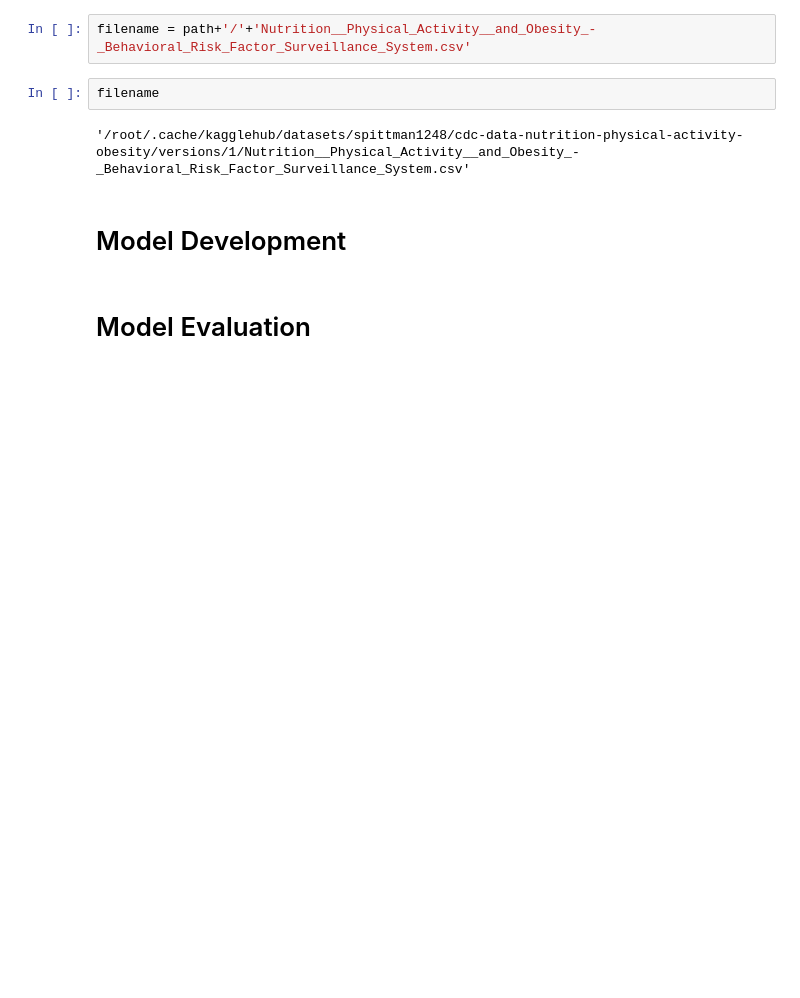
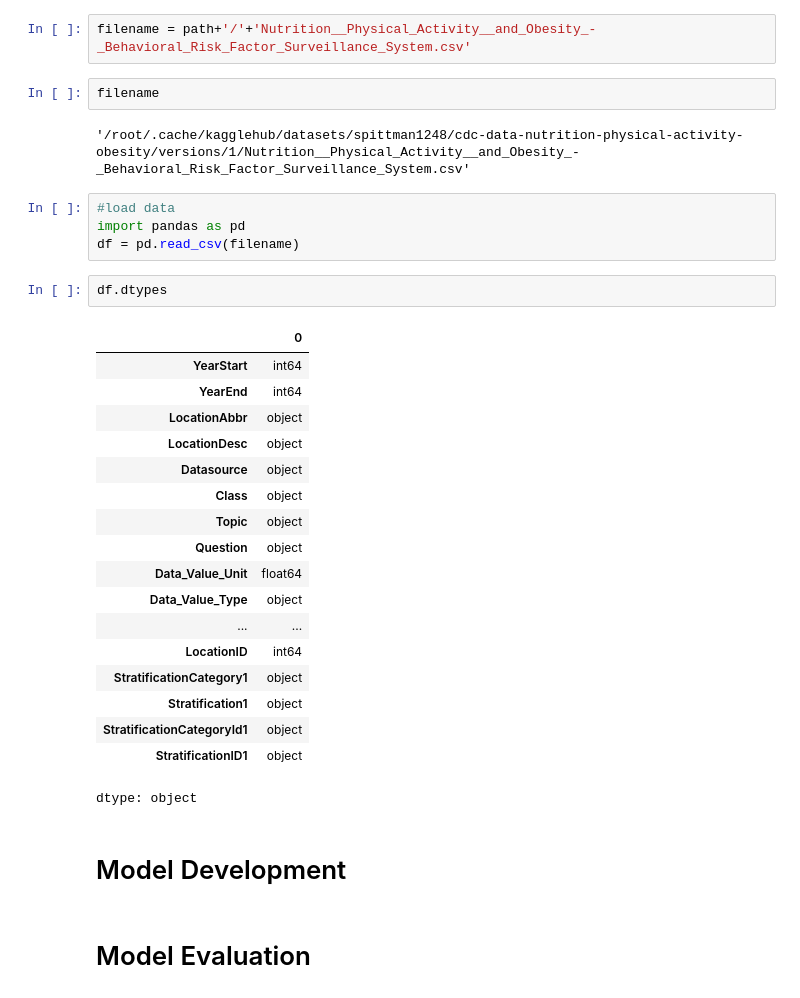
Before and after one commit to JebinAbraham/Linear-Regression-WineQuality-Dataset, a Jupyter notebook: Linear-Regression.ipynb, the cells around one changed output. Saved outputs shown, nothing was run; the diff lists cells and outputs as text; blank space fills up the shorter version.

```diff
--- a/Linear-Regression.ipynb
+++ b/Linear-Regression.ipynb
@@ -241,6 +241,31 @@ filename = path+'/'+'Nutrition__Physical_Activity__and_Obesity_-_Behavioral_Risk
 filename
 # %% [output]
 '/root/.cache/kagglehub/datasets/spittman1248/cdc-data-nutrition-physical-activity-obesity/versions/1/Nutrition__Physical_Activity__and_Obesity_-_Behavioral_Risk_Factor_Surveillance_System.csv'
+# %%
+#load data
+import pandas as pd
+df = pd.read_csv(filename)
+# %%
+df.dtypes
+# %% [output]
+|  | 0 |
+| YearStart | int64 |
+| YearEnd | int64 |
+| LocationAbbr | object |
+| LocationDesc | object |
+| Datasource | object |
+| Class | object |
+| Topic | object |
+| Question | object |
+| Data_Value_Unit | float64 |
+| Data_Value_Type | object |
+| ... | ... |
+| LocationID | int64 |
+| StratificationCategory1 | object |
+| Stratification1 | object |
+| StratificationCategoryId1 | object |
+| StratificationID1 | object |
+dtype: object
 # %% [markdown]
 # Model Development
 # %% [markdown]
```
